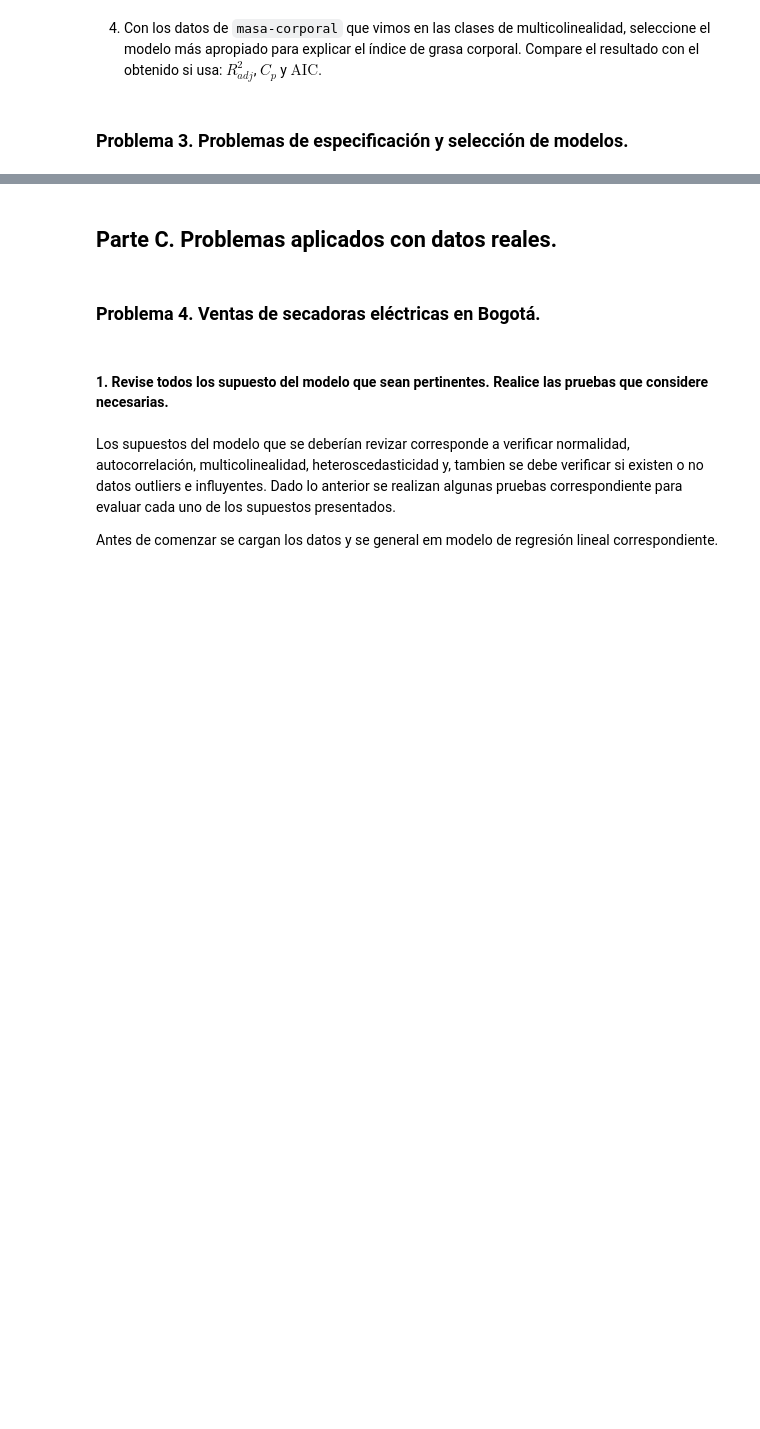
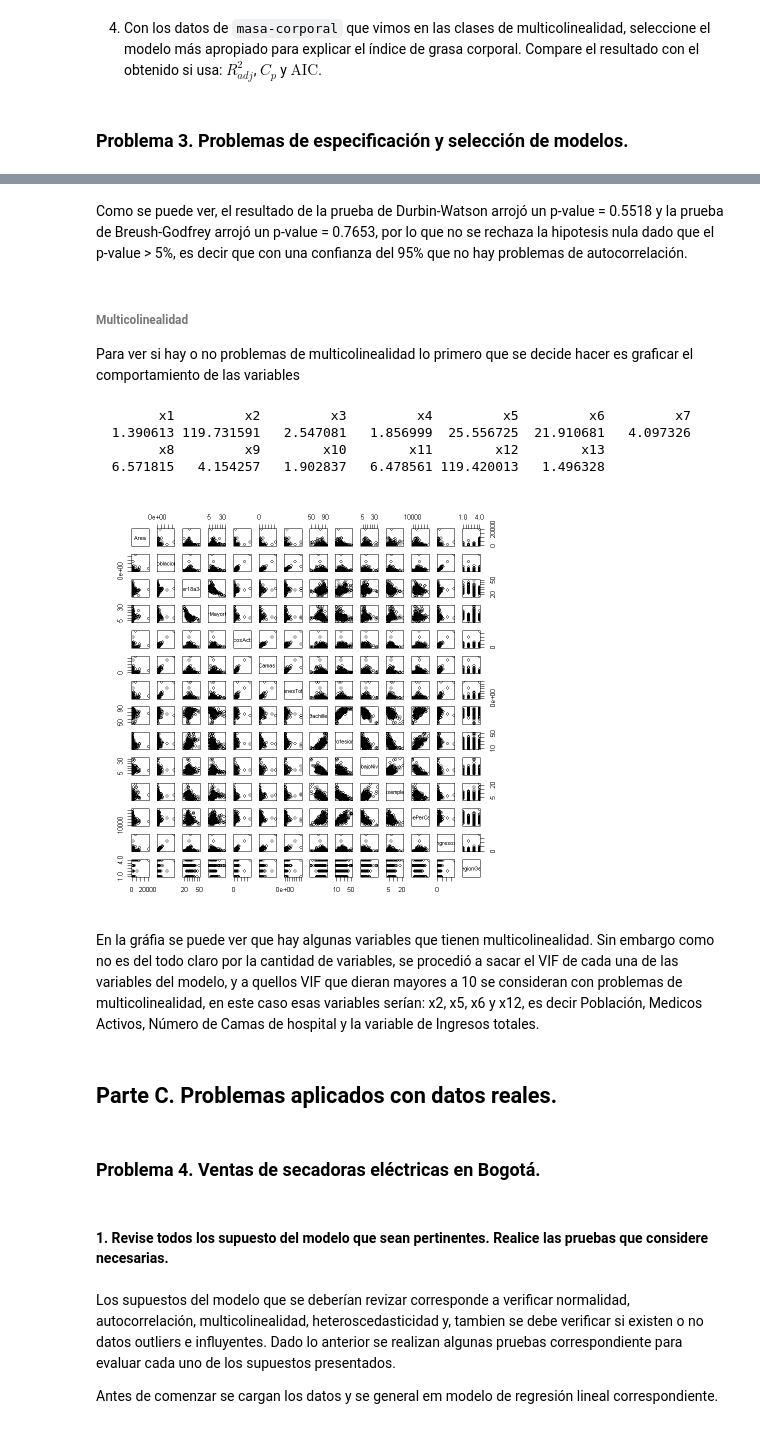
Before and after one commit to MantiMantilla/MEL-2022-2, a Jupyter notebook: Tareas/Tarea 3/Tarea 3.ipynb, the cells around one changed output, grey strips where cells are left out. Cells and saved outputs as stored; diff of their text form; code cells hidden in the pictures; blank space fills up the shorter version.

```diff
--- a/Tareas/Tarea 3/Tarea 3.ipynb
+++ b/Tareas/Tarea 3/Tarea 3.ipynb
@@ -412,0 +530,18 @@ $$
+# %% [markdown]
+Como se puede ver, el resultado de la prueba de Durbin-Watson arrojó un p-value = 0.5518 y la prueba de Breush-Godfrey arrojó un p-value = 0.7653, por lo que no se rechaza la hipotesis nula dado que el p-value > 5%, es decir que con una confianza del 95% que no hay problemas de autocorrelación.
+# %% [markdown]
+###### Multicolinealidad
+Para ver si hay o no problemas de multicolinealidad lo primero que se decide hacer es graficar el comportamiento de las variables
+# %%
+#Multicolinealidad
+pairs(crimenes[,4:17])
+vif(modelopunto3)
+# %% [output]
+        x1         x2         x3         x4         x5         x6         x7
+  1.390613 119.731591   2.547081   1.856999  25.556725  21.910681   4.097326
+        x8         x9        x10        x11        x12        x13
+  6.571815   4.154257   1.902837   6.478561 119.420013   1.496328
+[figure, added]
+# %% [markdown]
+En la gráfia se puede ver que hay algunas variables que tienen multicolinealidad. Sin embargo como no es del todo claro por la cantidad de variables, se procedió a sacar el VIF de cada una de las variables del modelo, y a quellos VIF que dieran mayores a 10 se consideran con problemas de multicolinealidad, en este caso esas variables serían:
+x2, x5, x6 y x12, es decir Población, Medicos Activos, Número de Camas de hospital y la variable de Ingresos totales.
```
Also changed, not shown: parts of 16 cells of this notebook, 2 other files.
